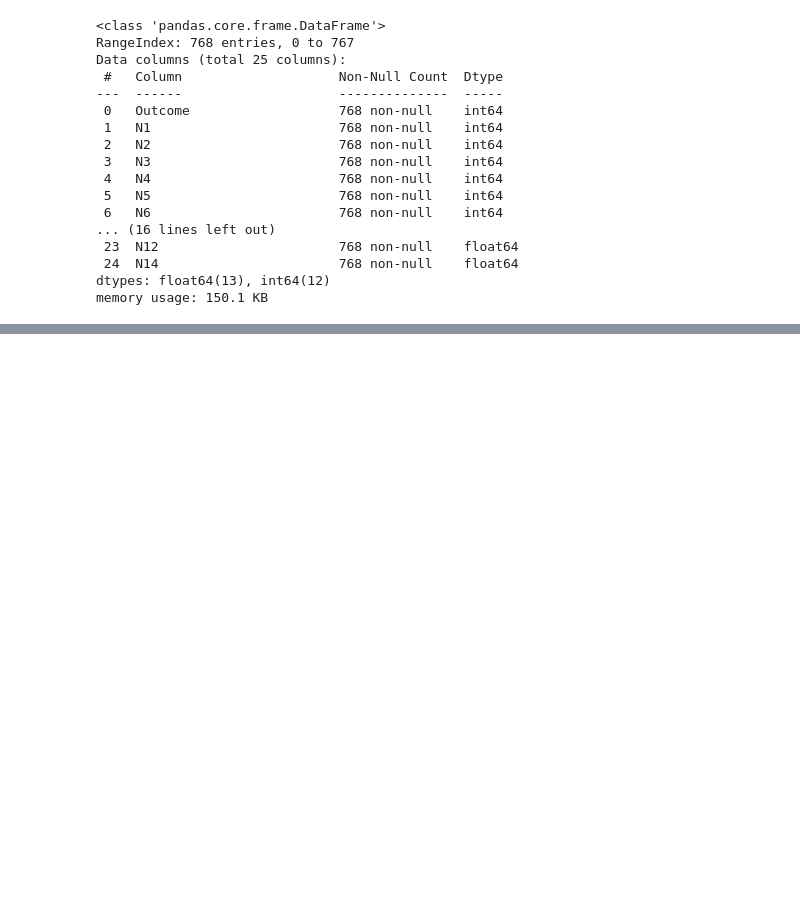
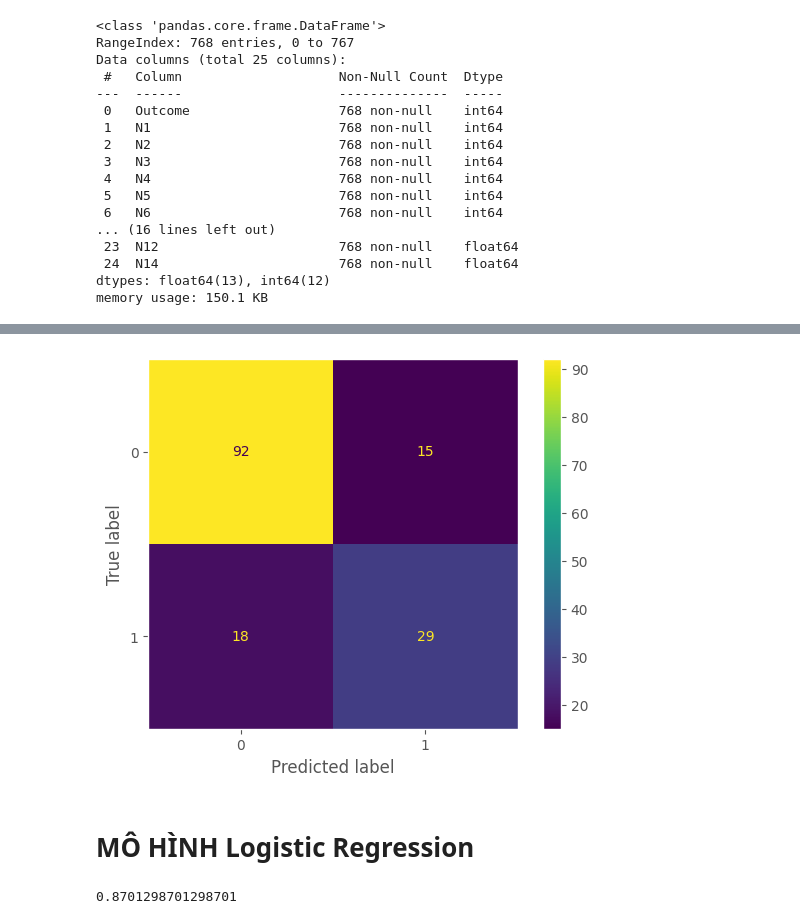
Before and after one commit to nguyenthithuylinh-ship-it/Diabetes_Project, a Jupyter notebook: Exploratory_Data_Analysis.ipynb, the cells around one changed output, grey strips where cells are left out. Drawn from its saved outputs; the diff is of its cells as text; code cells hidden in the pictures; blank space fills up the shorter version.

```diff
--- a/Exploratory_Data_Analysis.ipynb
+++ b/Exploratory_Data_Analysis.ipynb
@@ -1191,0 +1361,3 @@ memory usage: 150.1 KB
+# %%
+knn=KNeighborsClassifier(n_neighbors=5,metric='euclidean',p=2)
+knn.fit(x_train,y_train)
@@ -1191,0 +1366,3 @@ memory usage: 150.1 KB
+# %%
+y_pred=knn.predict(x_test)
+y_pred
@@ -1191,0 +1398,21 @@ memory usage: 150.1 KB
+# %%
+cm_knn=confusion_matrix(y_test, y_pred)
+pl=ConfusionMatrixDisplay(confusion_matrix=cm_knn)
+pl.plot()
+plt.grid(False)
+plt.show()
+# %% [output]
+[figure, added]
+# %% [markdown]
+# MÔ HÌNH Logistic Regression
+# %%
+model = LogisticRegression(solver='liblinear')
+# instantiate the model
+
+model.fit(x_train, y_train)
+y_predict = model.predict(x_test)
+model_score = model.score(x_test, y_test)
+
+print(model_score)
+# %% [output]
+0.8701298701298701
```
Also changed, not shown: parts of 32 cells of this notebook.
